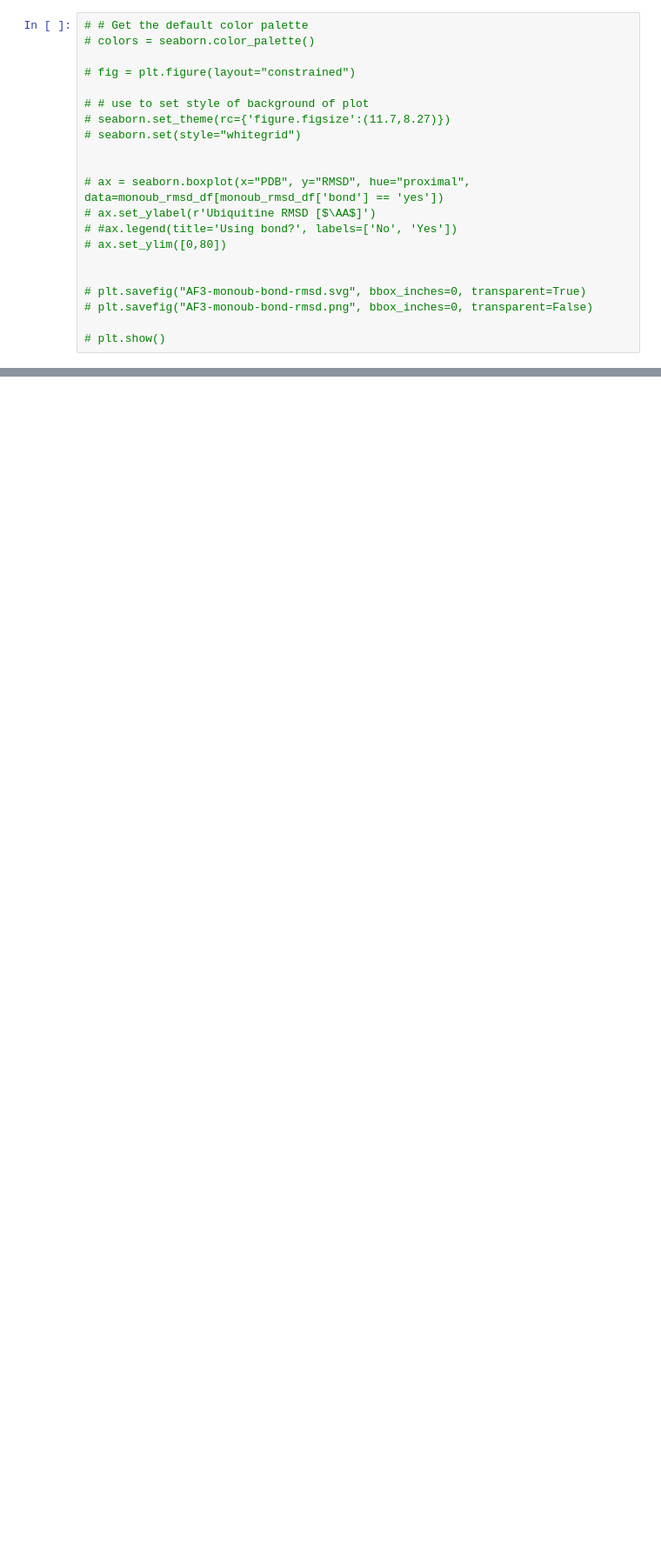
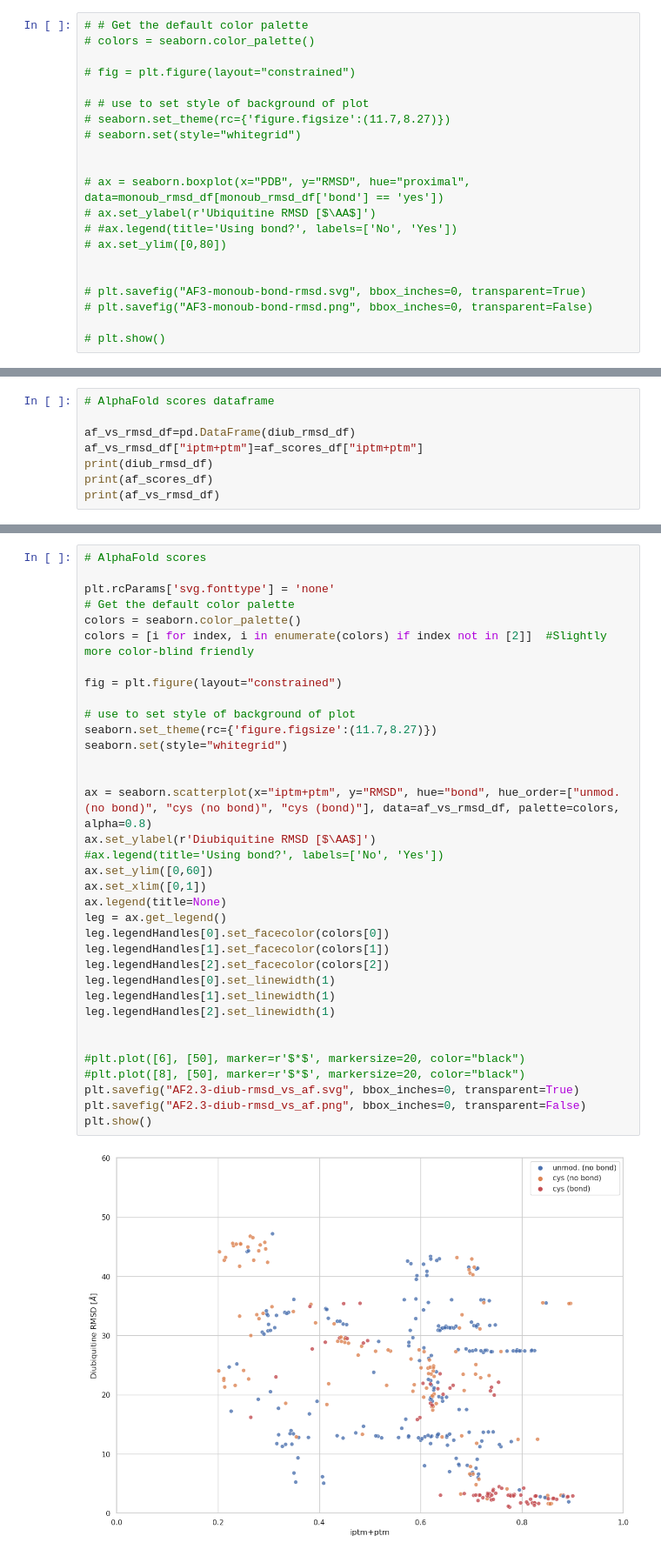
Before and after one commit to bio-phys/polyUb-AF, a Jupyter notebook: AF2.3/analysis_isopeptide_rmsd_ubs_af2.ipynb, the cells around one changed output, grey strips where cells are left out. Shown at 87% size. Drawn from its saved outputs; the diff is of its cells as text; blank space fills up the shorter version.

```diff
--- a/AF2.3/analysis_isopeptide_rmsd_ubs_af2.ipynb
+++ b/AF2.3/analysis_isopeptide_rmsd_ubs_af2.ipynb
@@ -697,0 +744,8 @@ plt.show()
+# %%
+# AlphaFold scores dataframe
+
+af_vs_rmsd_df=pd.DataFrame(diub_rmsd_df)
+af_vs_rmsd_df["iptm+ptm"]=af_scores_df["iptm+ptm"]
+print(diub_rmsd_df)
+print(af_scores_df)
+print(af_vs_rmsd_df)
@@ -697,0 +770,37 @@ plt.show()
+# %%
+# AlphaFold scores
+
+plt.rcParams['svg.fonttype'] = 'none'
+# Get the default color palette
+colors = seaborn.color_palette()
+colors = [i for index, i in enumerate(colors) if index not in [2]]  #Slightly more color-blind friendly
+
+fig = plt.figure(layout="constrained")
+
+# use to set style of background of plot
+seaborn.set_theme(rc={'figure.figsize':(11.7,8.27)})
+seaborn.set(style="whitegrid")
+
+
+ax = seaborn.scatterplot(x="iptm+ptm", y="RMSD", hue="bond", hue_order=["unmod. (no bond)", "cys (no bond)", "cys (bond)"], data=af_vs_rmsd_df, palette=colors, alpha=0.8)
+ax.set_ylabel(r'Diubiquitine RMSD [$\AA$]')
+#ax.legend(title='Using bond?', labels=['No', 'Yes'])
+ax.set_ylim([0,60])
+ax.set_xlim([0,1])
+ax.legend(title=None)
+leg = ax.get_legend()
+leg.legendHandles[0].set_facecolor(colors[0])
+leg.legendHandles[1].set_facecolor(colors[1])
+leg.legendHandles[2].set_facecolor(colors[2])
+leg.legendHandles[0].set_linewidth(1)
+leg.legendHandles[1].set_linewidth(1)
+leg.legendHandles[2].set_linewidth(1)
+
+
+#plt.plot([6], [50], marker=r'$*$', markersize=20, color="black")
+#plt.plot([8], [50], marker=r'$*$', markersize=20, color="black")
+plt.savefig("AF2.3-diub-rmsd_vs_af.svg", bbox_inches=0, transparent=True)
+plt.savefig("AF2.3-diub-rmsd_vs_af.png", bbox_inches=0, transparent=False)
+plt.show()
+# %% [output]
+[figure, added]
```
Also changed, not shown: parts of 8 cells of this notebook.
